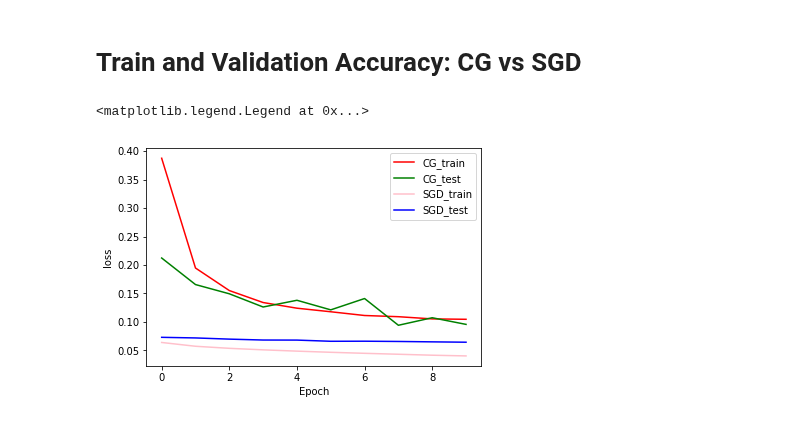
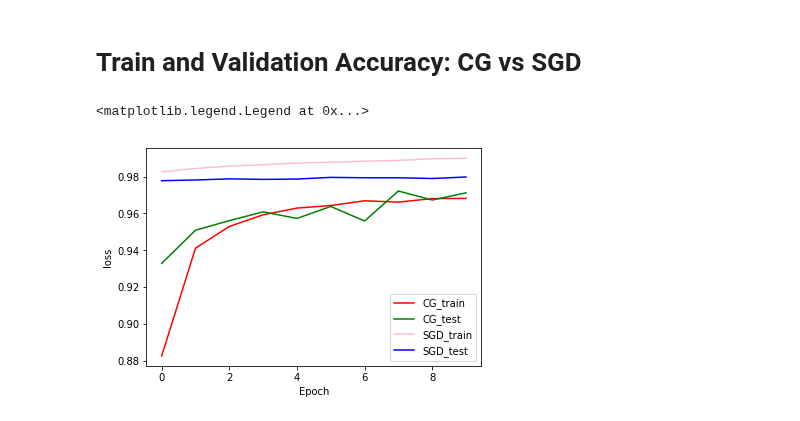
Before and after one commit to tensorflow/addons, a Jupyter notebook: docs/tutorials/optimizers_conditionalgradient.ipynb, the cells around one changed output. Saved outputs shown, nothing was run; the diff lists cells and outputs as text; code cells hidden in the pictures.

```diff
--- a/docs/tutorials/optimizers_conditionalgradient.ipynb
+++ b/docs/tutorials/optimizers_conditionalgradient.ipynb
@@ -199,13 +199,13 @@ plt.legend(loc=1)
 # %% [markdown]
 # Train and Validation Accuracy: CG vs SGD
 # %%
-plt.plot(history_cg.history['loss'], color='r', label='CG_train')
-plt.plot(history_cg.history['val_loss'], color='g', label='CG_test')
-plt.plot(history_sgd.history['loss'], color='pink', label='SGD_train')
-plt.plot(history_sgd.history['val_loss'], color='b', label='SGD_test')
+plt.plot(history_cg.history['accuracy'], color='r', label='CG_train')
+plt.plot(history_cg.history['val_accuracy'], color='g', label='CG_test')
+plt.plot(history_sgd.history['accuracy'], color='pink', label='SGD_train')
+plt.plot(history_sgd.history['val_accuracy'], color='b', label='SGD_test')
 plt.xlabel('Epoch')
 plt.ylabel('loss')
-plt.legend(loc=1)
+plt.legend(loc=4)
 # %% [output]
 <matplotlib.legend.Legend at 0x...>
-[figure, old version]
+[figure, new version]
```
